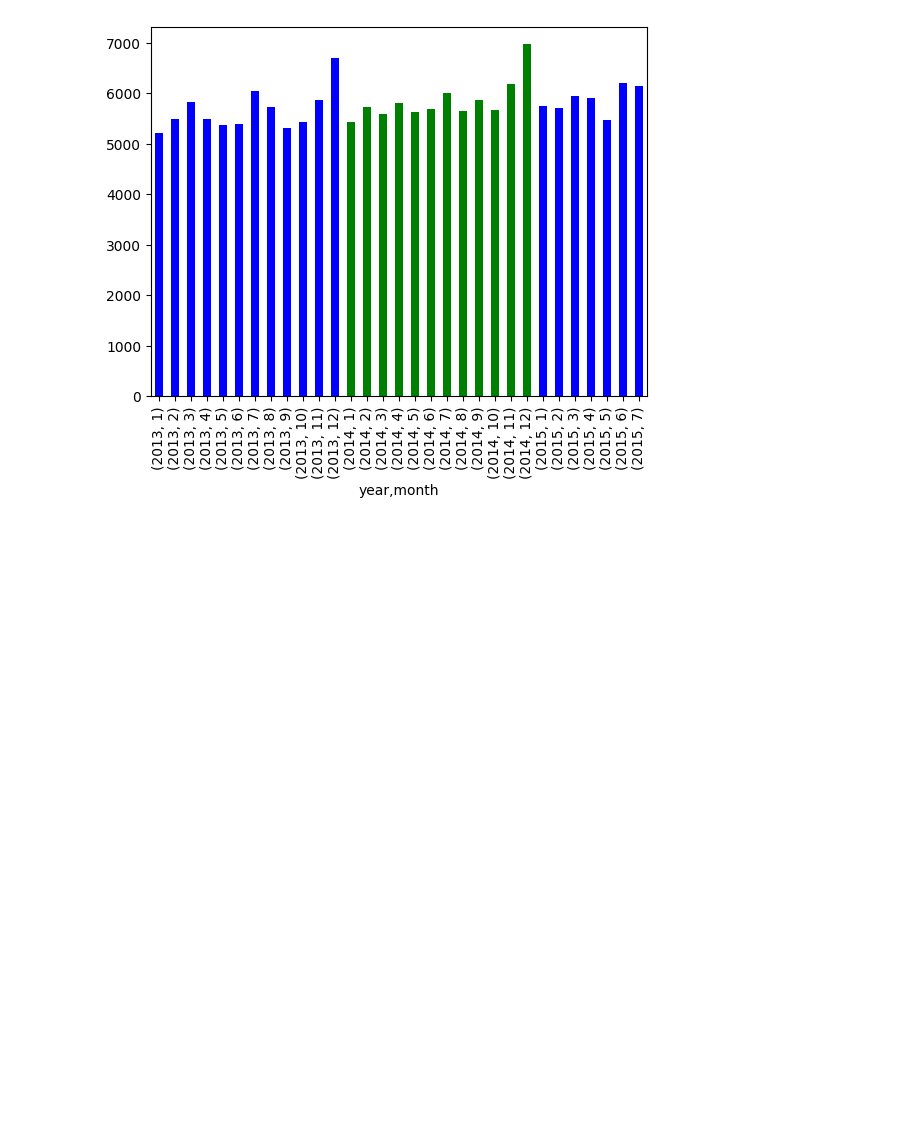
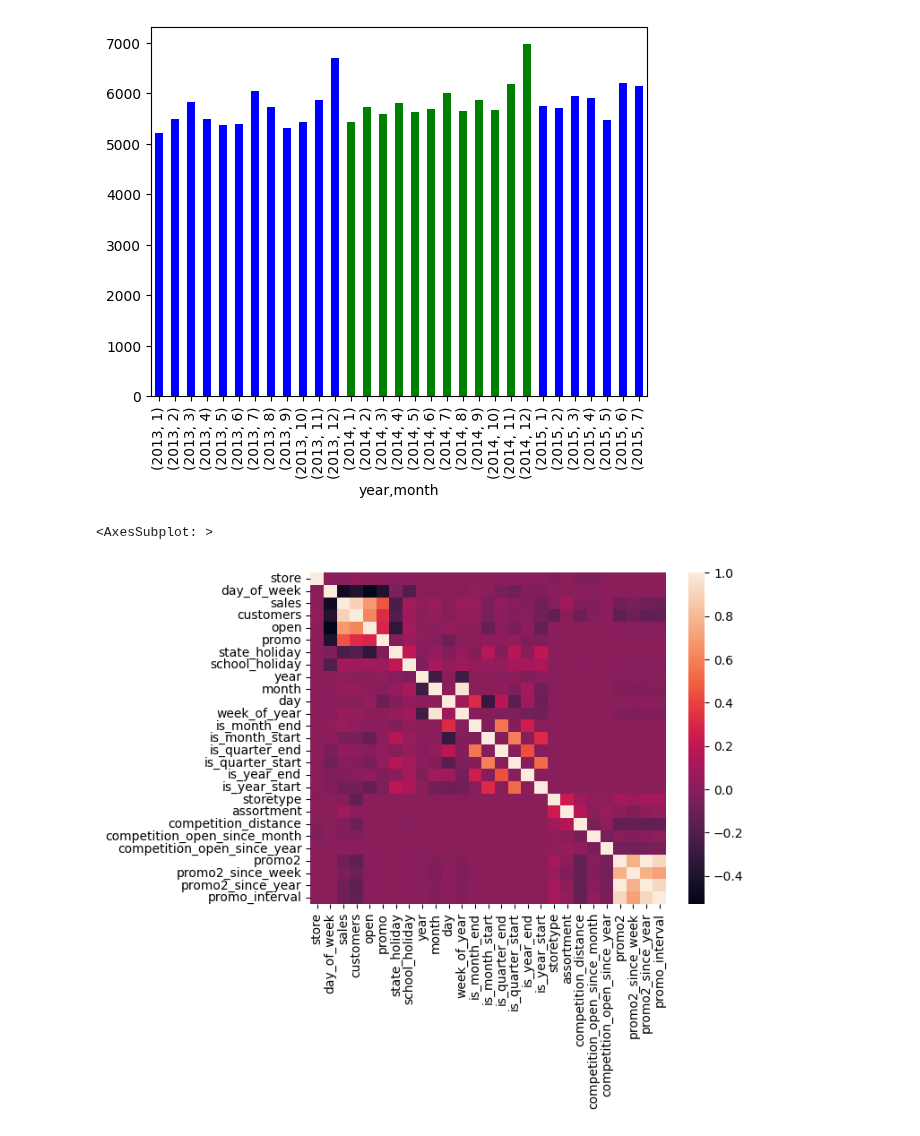
Before and after one commit to Bratpfannengamer/Rossmann, a Jupyter notebook: notebook_Till.ipynb, the cells around one changed output. Drawn from its saved outputs; the diff is of its cells as text; code cells hidden in the pictures; blank space fills up the shorter version.

```diff
--- a/notebook_Till.ipynb
+++ b/notebook_Till.ipynb
@@ -248,3 +248,13 @@ df_train_store.groupby(['year','month'])['sales'].mean().plot(kind='bar', color=
 # %% [output]
 <AxesSubplot: xlabel='year,month'>
 [figure]
+# %%
+#heatmap of correlation matrix
+import seaborn as sns
+corr = df_train_store.corr()
+sns.heatmap(corr,
+            xticklabels=corr.columns.values,
+            yticklabels=corr.columns.values)
+# %% [output]
+<AxesSubplot: >
+[figure, added]
```
Also changed, not shown: parts of 8 cells of this notebook, 1 other file.
